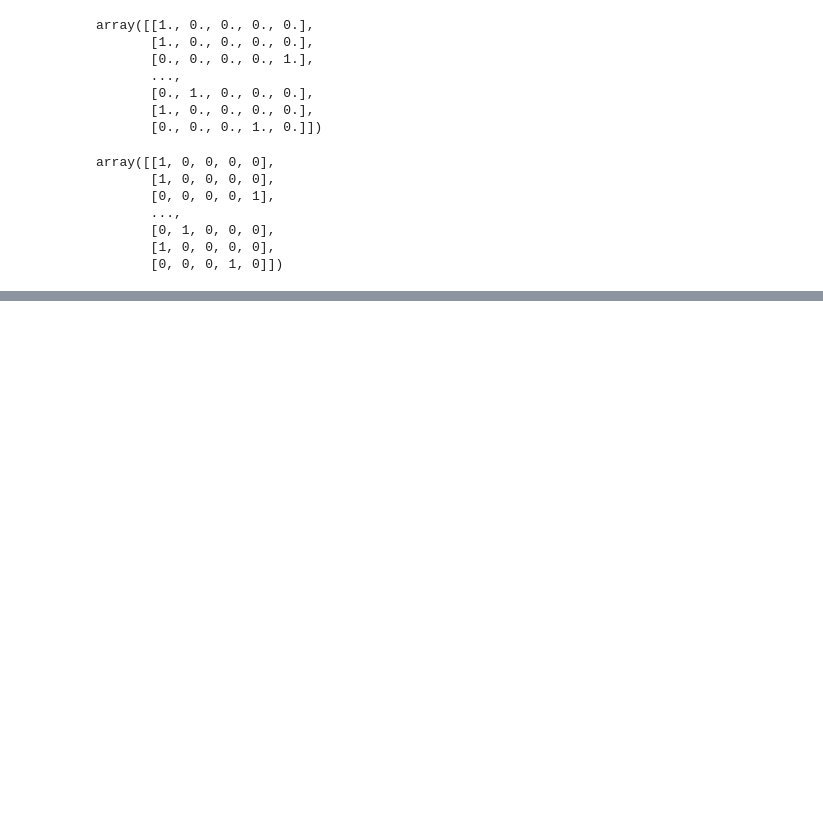
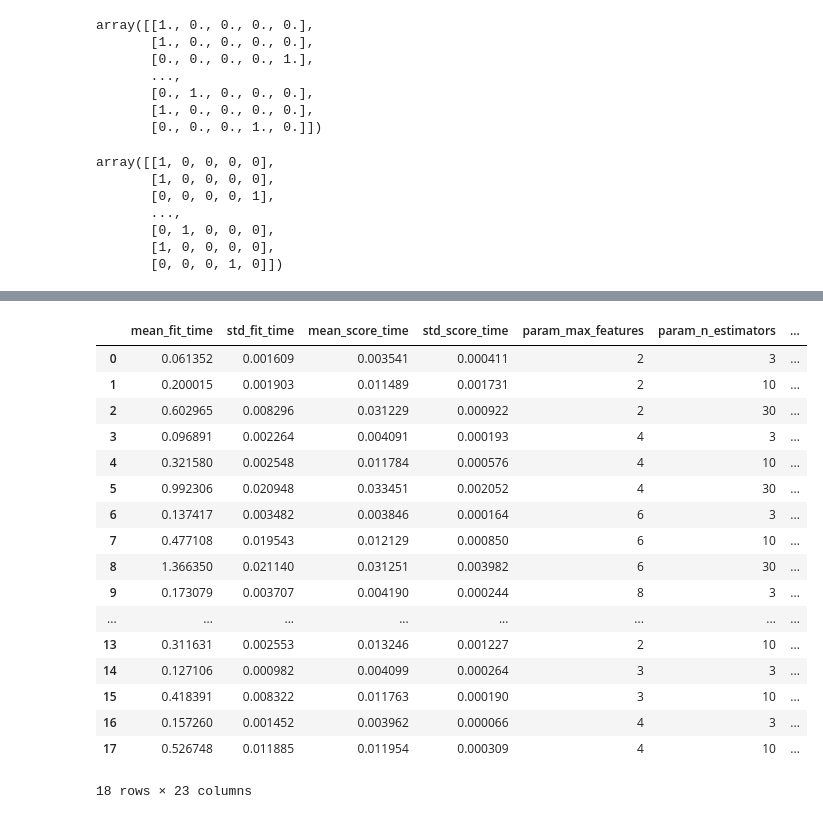
Before and after one commit to hankehly/handson-ml, a Jupyter notebook: Housing.ipynb, the cells around one changed output, grey strips where cells are left out. Cells and saved outputs as stored; diff of their text form; code cells hidden in the pictures; blank space fills up the shorter version.

```diff
--- a/Housing.ipynb
+++ b/Housing.ipynb
@@ -362,0 +400,5 @@ Predictions: [210644.60459286 317768.80697211 210956.43331178  59218.98886849
+# %%
+from sklearn.tree import DecisionTreeRegressor
+
+tree_reg = DecisionTreeRegressor()
+tree_reg.fit(housing_prepared, housing_labels)
@@ -362,0 +454,5 @@ Predictions: [210644.60459286 317768.80697211 210956.43331178  59218.98886849
+# %%
+from sklearn.ensemble import RandomForestRegressor
+
+forest_reg = RandomForestRegressor()
+forest_reg.fit(housing_prepared, housing_labels)
@@ -362,0 +508,9 @@ Predictions: [210644.60459286 317768.80697211 210956.43331178  59218.98886849
+# %%
+from sklearn.svm import SVR
+
+svm_reg = SVR(kernel='linear')
+svm_reg.fit(housing_prepared, housing_labels)
+housing_predictions = svm_reg.predict(housing_prepared)
+svm_mse = mean_squared_error(housing_labels, housing_predictions)
+svm_rmse = np.sqrt(svm_mse)
+svm_rmse
@@ -362,0 +521,15 @@ Predictions: [210644.60459286 317768.80697211 210956.43331178  59218.98886849
+# %%
+from sklearn.model_selection import GridSearchCV
+
+param_grid = [
+    # Try 12 (3×4) combinations of hyperparameters called 'n_estimators' and 'max_features'
+    # When you have no idea what value a hyperparameter should have
+    # a simple approach is to try out consecutive powers of 10 or smaller number..
+    {'n_estimators': [3, 10, 30], 'max_features': [2, 4, 6, 8]},
+    # then try 6 (2×3) combinations with bootstrap set as False
+    {'bootstrap': [False], 'n_estimators': [3, 10], 'max_features': [2, 3, 4]},
+]
+
+forest_reg = RandomForestRegressor()
+grid_search = GridSearchCV(forest_reg, param_grid, cv=5, scoring='neg_mean_squared_error')
+grid_search.fit(housing_prepared, housing_labels)
@@ -362,0 +584,21 @@ Predictions: [210644.60459286 317768.80697211 210956.43331178  59218.98886849
+# %%
+pd.DataFrame(grid_search.cv_results_)
+# %% [output]
+|  | mean_fit_time | std_fit_time | mean_score_time | std_score_time | param_max_features | param_n_estimators | ... |
+| 0 | 0.061352 | 0.001609 | 0.003541 | 0.000411 | 2 | 3 | ... |
+| 1 | 0.200015 | 0.001903 | 0.011489 | 0.001731 | 2 | 10 | ... |
+| 2 | 0.602965 | 0.008296 | 0.031229 | 0.000922 | 2 | 30 | ... |
+| 3 | 0.096891 | 0.002264 | 0.004091 | 0.000193 | 4 | 3 | ... |
+| 4 | 0.321580 | 0.002548 | 0.011784 | 0.000576 | 4 | 10 | ... |
+| 5 | 0.992306 | 0.020948 | 0.033451 | 0.002052 | 4 | 30 | ... |
+| 6 | 0.137417 | 0.003482 | 0.003846 | 0.000164 | 6 | 3 | ... |
+| 7 | 0.477108 | 0.019543 | 0.012129 | 0.000850 | 6 | 10 | ... |
+| 8 | 1.366350 | 0.021140 | 0.031251 | 0.003982 | 6 | 30 | ... |
+| 9 | 0.173079 | 0.003707 | 0.004190 | 0.000244 | 8 | 3 | ... |
+| ... | ... | ... | ... | ... | ... | ... | ... |
+| 13 | 0.311631 | 0.002553 | 0.013246 | 0.001227 | 2 | 10 | ... |
+| 14 | 0.127106 | 0.000982 | 0.004099 | 0.000264 | 3 | 3 | ... |
+| 15 | 0.418391 | 0.008322 | 0.011763 | 0.000190 | 3 | 10 | ... |
+| 16 | 0.157260 | 0.001452 | 0.003962 | 0.000066 | 4 | 3 | ... |
+| 17 | 0.526748 | 0.011885 | 0.011954 | 0.000309 | 4 | 10 | ... |
+18 rows × 23 columns
```
Also changed, not shown: parts of 35 cells of this notebook.
